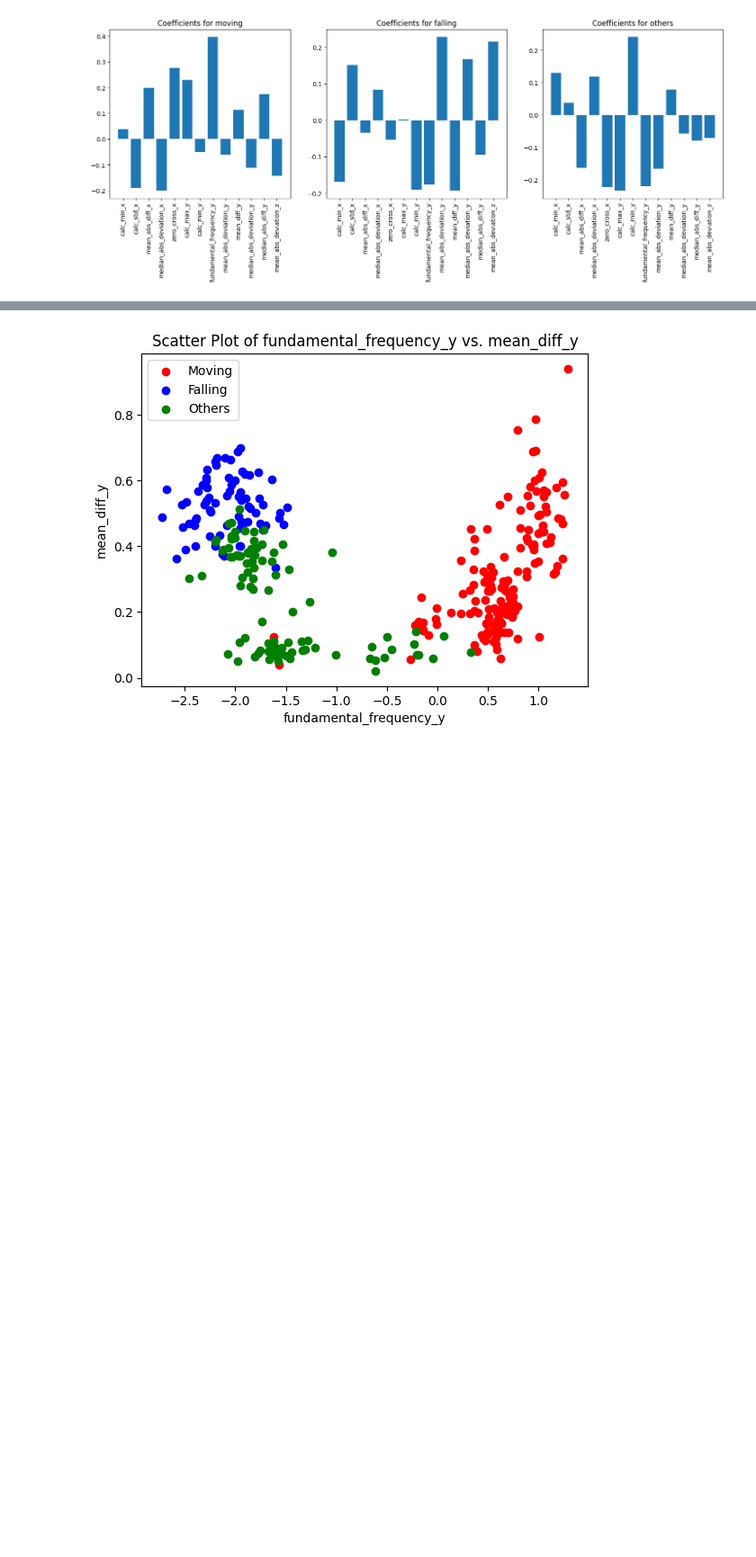
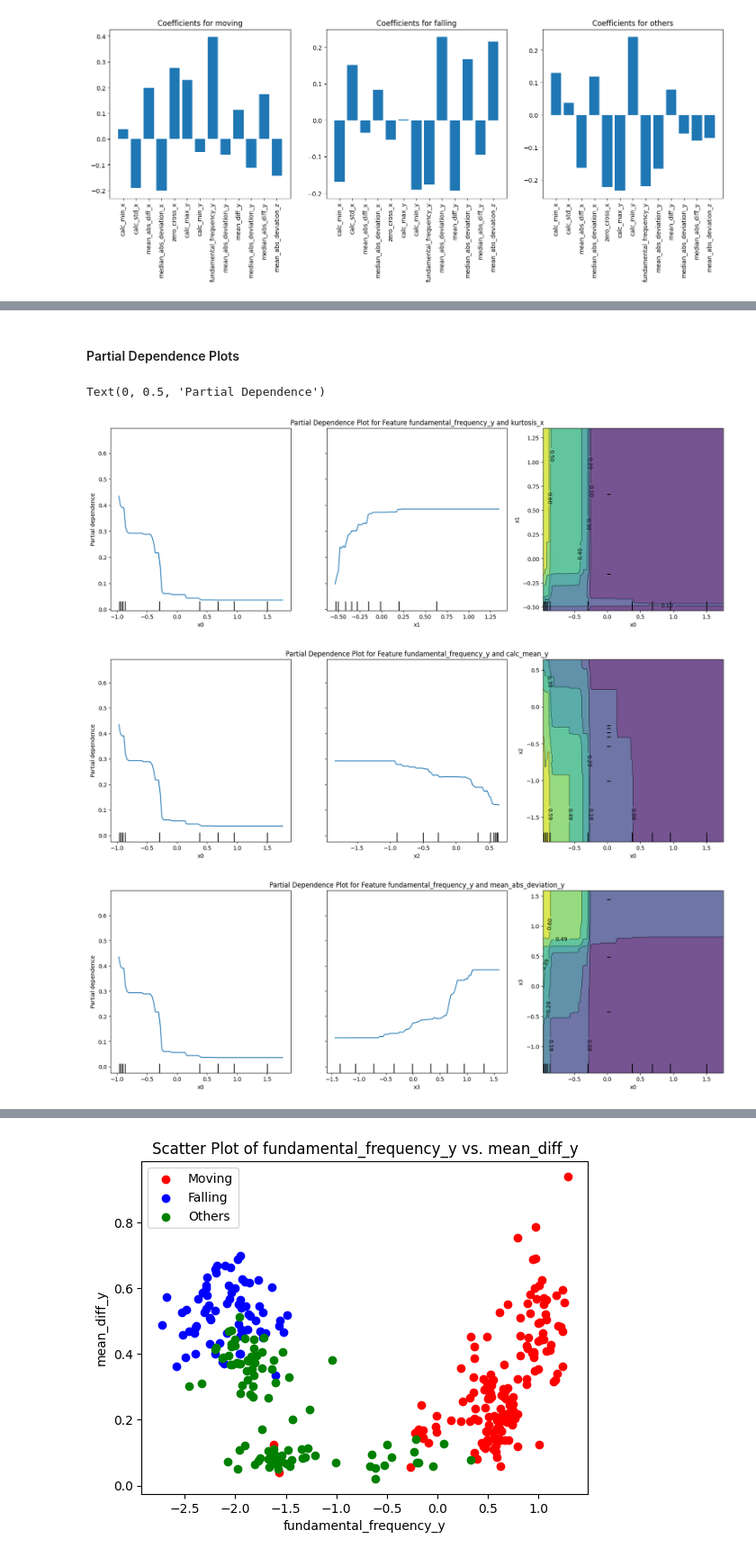
Before and after one commit to SmearyTundra/slhd-challenge, a Jupyter notebook: notebooks/challenge-1-project copy.ipynb, the cells around one changed output, grey strips where cells are left out. Shown at 90% size. Drawn from its saved outputs; the diff is of its cells as text; code cells hidden in the pictures; blank space fills up the shorter version.

```diff
--- a/notebooks/challenge-1-project copy.ipynb
+++ b/notebooks/challenge-1-project copy.ipynb
@@ -800,0 +829,25 @@ plot_importance_confusion_top_k(
+# %% [markdown]
+#### Partial Dependence Plots
+# %%
+# Create the partial dependence plot for the top feature
+fig, ax = plt.subplots(figsize=(20, 6))
+PartialDependenceDisplay.from_estimator(random_forest_classifier, X_train_scaled[:, top_k_indices], [0, 1, (0,1)], ax=ax, target=2)
+ax.set_title('Partial Dependence Plot for Feature {} and {}'.format(top_k_features[0], top_k_features[1]))
+ax.set_ylabel('Partial Dependence')
+
+# Create the partial dependence plot for the top feature
+fig, ax = plt.subplots(figsize=(20, 6))
+PartialDependenceDisplay.from_estimator(random_forest_classifier, X_train_scaled[:, top_k_indices], [0, 2, (0,2)], ax=ax, target=2)
+ax.set_title('Partial Dependence Plot for Feature {} and {}'.format(top_k_features[0], top_k_features[2]))
+ax.set_ylabel('Partial Dependence')
+
+# Create the partial dependence plot for the top feature
+fig, ax = plt.subplots(figsize=(20, 6))
+PartialDependenceDisplay.from_estimator(random_forest_classifier, X_train_scaled[:, top_k_indices], [0, 3, (0,3)], ax=ax, target=2)
+ax.set_title('Partial Dependence Plot for Feature {} and {}'.format(top_k_features[0], top_k_features[3]))
+ax.set_ylabel('Partial Dependence')
+# %% [output]
+Text(0, 0.5, 'Partial Dependence')
+[figure, added]
+[figure, added]
+[figure, added]
```
Also changed, not shown: parts of 34 cells of this notebook.
